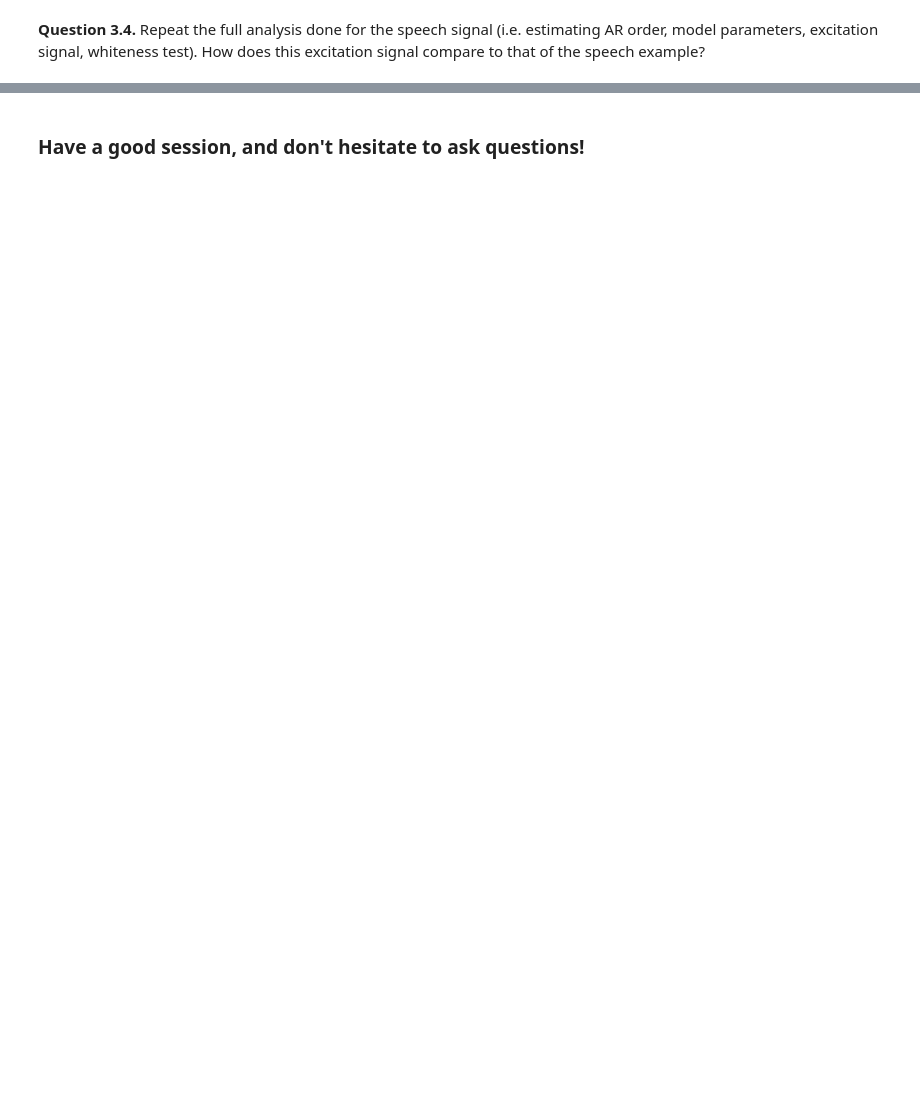
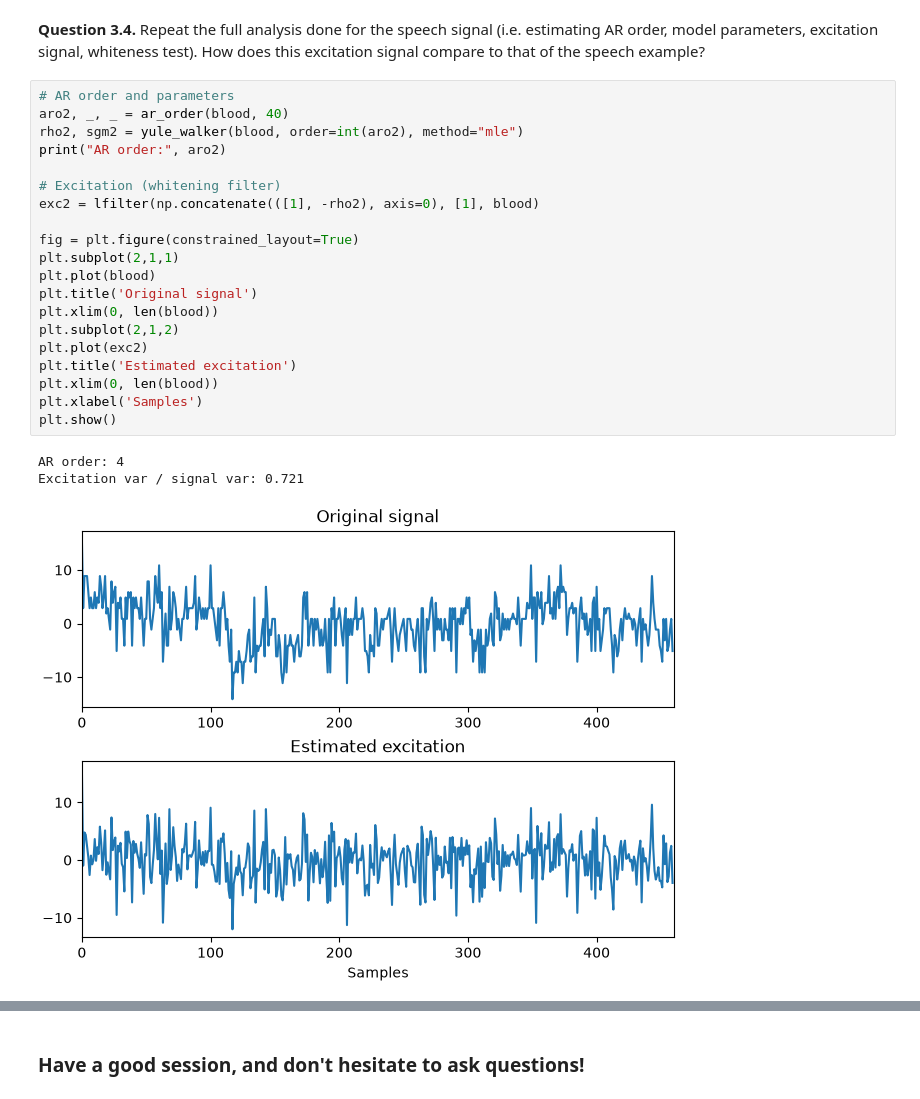
Before and after one commit to TimReuteler/Applied-biomedical-signal-processing, a Jupyter notebook: Module 05/Lab_LinearModels1_v01.ipynb, the cells around one changed output, grey strips where cells are left out. Cells and saved outputs as stored; diff of their text form; blank space fills up the shorter version.

```diff
--- a/Module 05/Lab_LinearModels1_v01.ipynb
+++ b/Module 05/Lab_LinearModels1_v01.ipynb
@@ -427,2 +456,26 @@ plt.show()
 # %% [markdown]
 **Question 3.4.** Repeat the full analysis done for the speech signal (i.e. estimating AR order, model parameters, excitation signal, whiteness test). How does this excitation signal compare to that of the speech example?
+# %%
+# AR order and parameters
+aro2, _, _ = ar_order(blood, 40)
+rho2, sgm2 = yule_walker(blood, order=int(aro2), method="mle")
+print("AR order:", aro2)
+
+# Excitation (whitening filter)
+exc2 = lfilter(np.concatenate(([1], -rho2), axis=0), [1], blood)
+
+fig = plt.figure(constrained_layout=True)
+plt.subplot(2,1,1)
+plt.plot(blood)
+plt.title('Original signal')
+plt.xlim(0, len(blood))
+plt.subplot(2,1,2)
+plt.plot(exc2)
+plt.title('Estimated excitation')
+plt.xlim(0, len(blood))
+plt.xlabel('Samples')
+plt.show()
+# %% [output]
+AR order: 4
+Excitation var / signal var: 0.721
+[figure, added]
```
Also changed, not shown: parts of 13 cells of this notebook.
